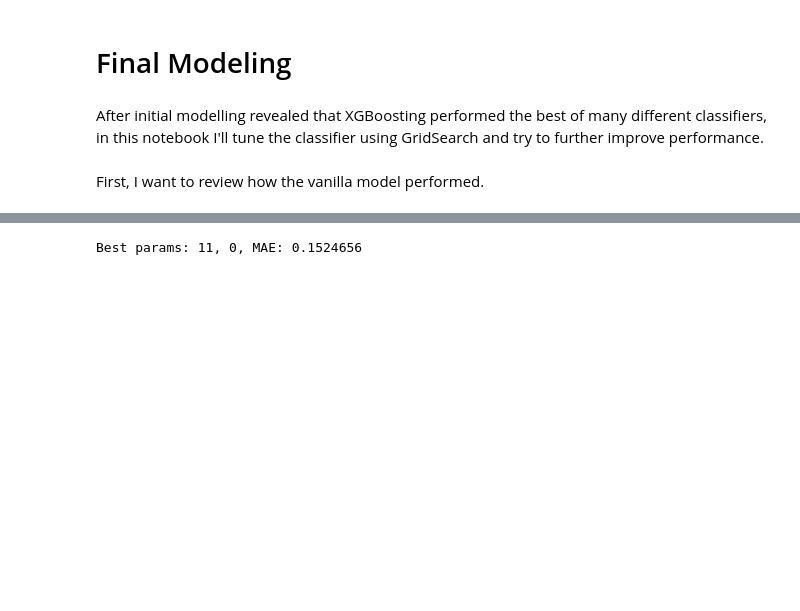
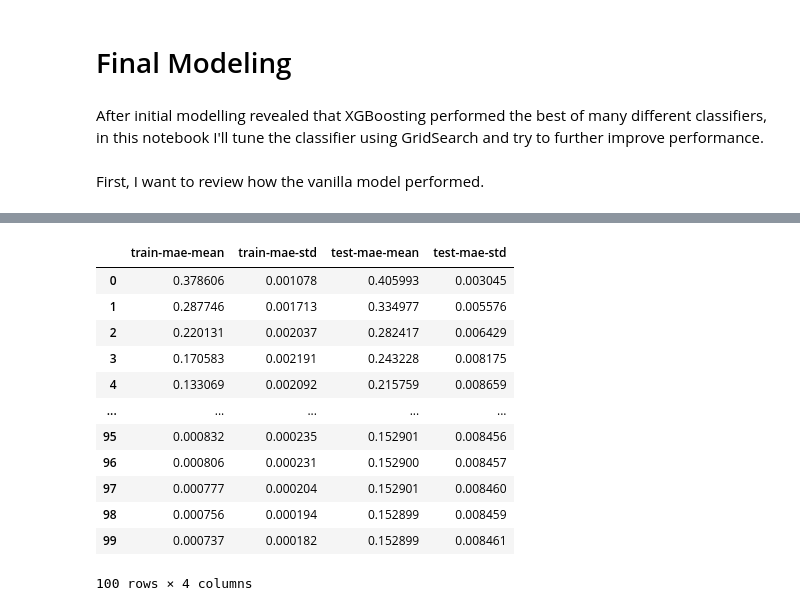
Before and after one commit to halemade/predicting-customer-churn, a Jupyter notebook: final-model.ipynb, the cells around one changed output, grey strips where cells are left out. Cells and saved outputs as stored; diff of their text form; code cells hidden in the pictures; blank space fills up the shorter version.

```diff
--- a/final-model.ipynb
+++ b/final-model.ipynb
@@ -209,28 +189,42 @@ gridsearch_params = [
 # %%
-# Define initial best params and MAE
-min_mae = float("Inf")
-best_params = None
-for max_depth, min_child_weight in tqdm(gridsearch_params):
+# # Define initial best params and MAE mean absolute error
+# min_mae = float("Inf")
+# best_params = None
+# for max_depth, min_child_weight in tqdm(gridsearch_params):
 
-    # Update our parameters
-    params['max_depth'] = max_depth
-    params['min_child_weight'] = min_child_weight
-    # Run CV
-    cv_results = xgboost.cv(
-        params,
-        dtrain,
-        num_boost_round=999,
-        seed=42,
-        nfold=5,
-        metrics={'mae'},
-        early_stopping_rounds=10
-    )
-    # Update best MAE
-    mean_mae = cv_results['test-mae-mean'].min()
-    boost_rounds = cv_results['test-mae-mean'].argmin()
-    if mean_mae < min_mae:
-        min_mae = mean_mae
-        best_params = (max_depth,min_child_weight)
-print("Best params: {}, {}, MAE: {}".format(best_params[0], best_params[1], min_mae))
+#     # Update our parameters
+#     params['max_depth'] = max_depth
+#     params['min_child_weight'] = min_child_weight
+#     # Run CV
+#     cv_results = xgboost.cv(
+#         params,
+#         dtrain,
+#         num_boost_round=999,
+#         seed=42,
+#         nfold=5,
+#         metrics={'mae'},
+#         early_stopping_rounds=10
+#     )
+#     # Update best MAE
+#     mean_mae = cv_results['test-mae-mean'].min()
+#     boost_rounds = cv_results['test-mae-mean'].argmin()
+#     if mean_mae < min_mae:
+#         min_mae = mean_mae
+#         best_params = (max_depth,min_child_weight)
+# print("Best params: {}, {}, MAE: {}".format(best_params[0], best_params[1], min_mae))
-# %% [output]
-Best params: 11, 0, MAE: 0.1524656
+# %%
+cv_results
+# %% [output]
+|  | train-mae-mean | train-mae-std | test-mae-mean | test-mae-std |
+| 0 | 0.378606 | 0.001078 | 0.405993 | 0.003045 |
+| 1 | 0.287746 | 0.001713 | 0.334977 | 0.005576 |
+| 2 | 0.220131 | 0.002037 | 0.282417 | 0.006429 |
+| 3 | 0.170583 | 0.002191 | 0.243228 | 0.008175 |
+| 4 | 0.133069 | 0.002092 | 0.215759 | 0.008659 |
+| ... | ... | ... | ... | ... |
+| 95 | 0.000832 | 0.000235 | 0.152901 | 0.008456 |
+| 96 | 0.000806 | 0.000231 | 0.152900 | 0.008457 |
+| 97 | 0.000777 | 0.000204 | 0.152901 | 0.008460 |
+| 98 | 0.000756 | 0.000194 | 0.152899 | 0.008459 |
+| 99 | 0.000737 | 0.000182 | 0.152899 | 0.008461 |
+100 rows × 4 columns
```
Also changed, not shown: parts of 12 cells of this notebook, 2 other files.
